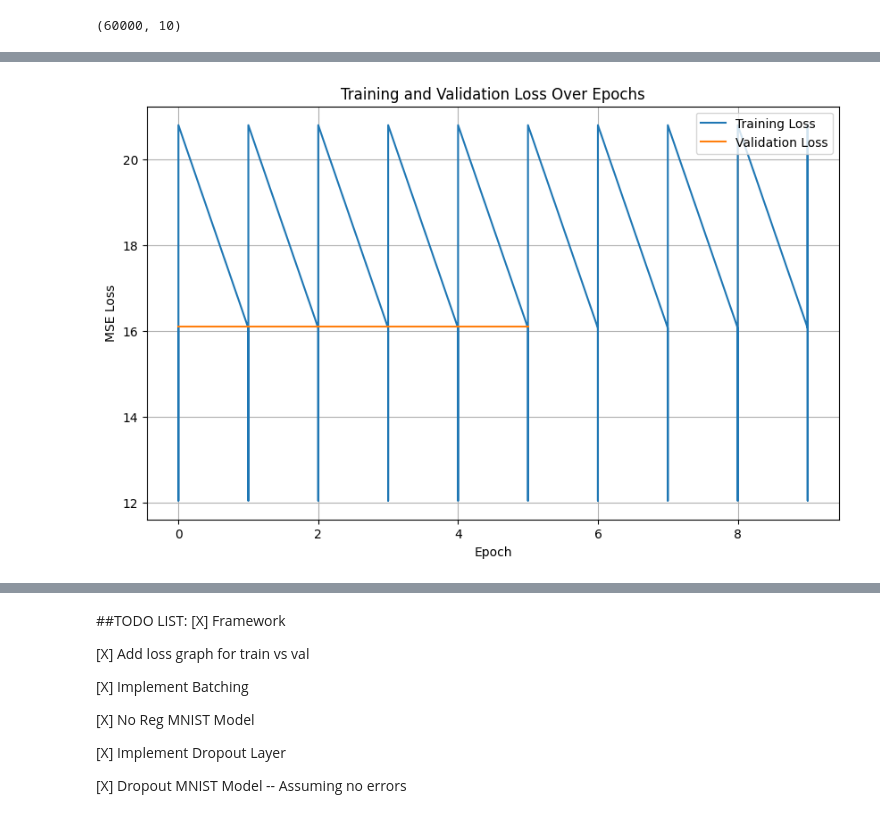
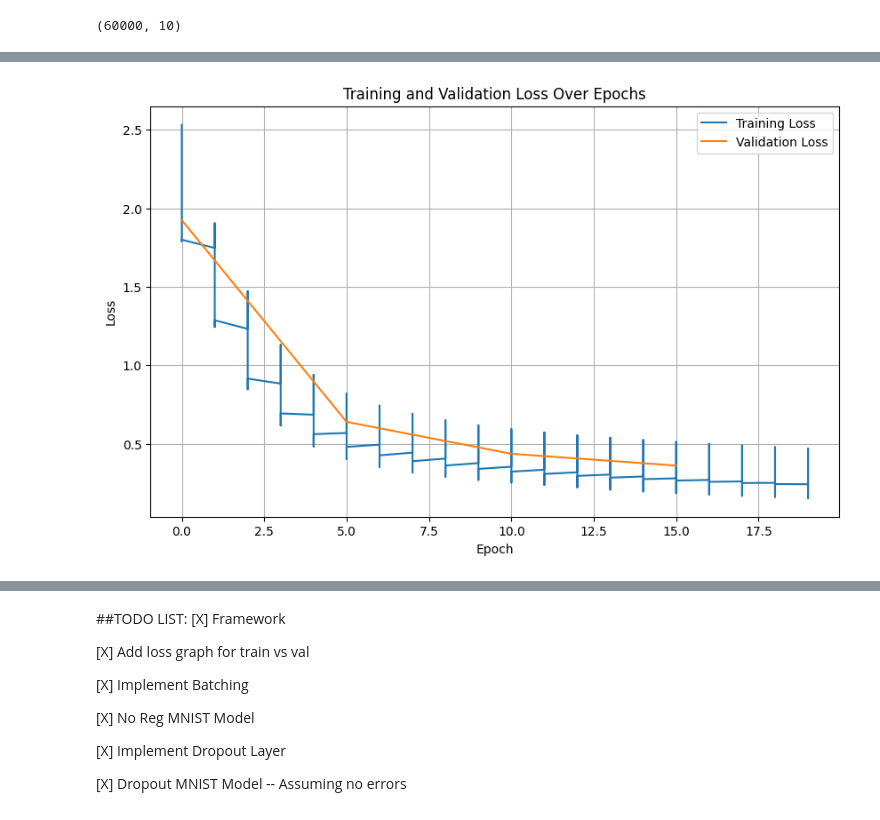
Before and after one commit to rylan-berry/DeepLearningIndependentStudy, a Jupyter notebook: RegularizationLab.ipynb, the cells around one changed output, grey strips where cells are left out. Saved outputs shown, nothing was run; the diff lists cells and outputs as text; code cells hidden in the pictures.

```diff
--- a/RegularizationLab.ipynb
+++ b/RegularizationLab.ipynb
@@ -270,7 +270,7 @@ class Values:
     max_val = self.vals.max(axis=axis, keepdims=True)
     exp_vals = (self - max_val).exp()
     sum_exp_vals = exp_vals.sum(axis=axis, keepdims=True)
-    out = exp_vals / sum_exp_vals
+    out = Values(exp_vals / sum_exp_vals)
 
     def backward():
         if self.grad_flag:
@@ -322,8 +322,9 @@ class Values:
           # No broadcast_grad needed here.
           self.grad = self.grad + out.grad.T
           self._backward()
-    out._backward = backward
-    return out
+        return
+      out._backward = backward
+      return out
 
     if hasattr(self.vals, name) and not callable(getattr(self.vals, name)):
         return getattr(self.vals, name)
@@ -389,7 +390,7 @@ class Layer:
 ##Network Block (Dense)
 # %%
 class Dense:
-  def __init__(self, layNum, inL, midL, outL, activ="_",f_activ="_",rangeW=(-1,1),rangeB=(-1,1)):
+  def __init__(self, layNum, inL, midL, outL, activ="_",f_activ="_",rangeW=(-0.1,0.1),rangeB=(-0.1,0.1)):
     if layNum < 1:
       print("Dense can't have 0 layers or below.")
     elif layNum == 1:
@@ -589,7 +608,7 @@ y_train.vals.shape
 # %% [output]
 (60000, 10)
 # %%
-nreg_model = Model([Dense(2,784,1024,512,activ="relu",f_activ="relu"),Dense(2,512,256,10,activ="softmax")])
-nreg_model.train(10, x_train[:5000],y_train[:5000],x_val[:500],y_val[:500],val_run=5, l_rate=0.01, batch_size=128)
+nreg_model = Model([Dense(3,784,512,512,activ="relu",f_activ="relu"),Dense(1,512,256,10,f_activ="softmax")])
+nreg_model.train(20, x_train[:6000],y_train[:6000],x_val[:500],y_val[:500],val_run=5, l_rate=0.01, batch_size=128)
 nreg_model(x_val[:5]), y_val[:5]
 # %% [output]
@@ -615,24 +638,24 @@ epoch: 5         cross_entropy loss: 16.10249931750377
 # %%
 # Extract training loss data
 train_epochs = [item[0] for item in nreg_model.train_loss]
 train_losses = [item[1] for item in nreg_model.train_loss]
 
 # Extract validation loss data
 val_epochs = [item[0] for item in nreg_model.val_loss]
 val_losses = [item[1] for item in nreg_model.val_loss]
 
 # Create the plot
 plt.figure(figsize=(10, 6))
 plt.plot(train_epochs, train_losses, label='Training Loss')
 plt.plot(val_epochs, val_losses, label='Validation Loss')
 
 # Add labels and title
 plt.xlabel('Epoch')
-plt.ylabel('MSE Loss')
+plt.ylabel('Loss')
 plt.title('Training and Validation Loss Over Epochs')
 plt.legend()
 plt.grid(True)
 plt.show()
 # %% [output]
-[figure, old version]
+[figure, new version]
 # %%
```
Also changed, not shown: parts of 8 cells of this notebook.
